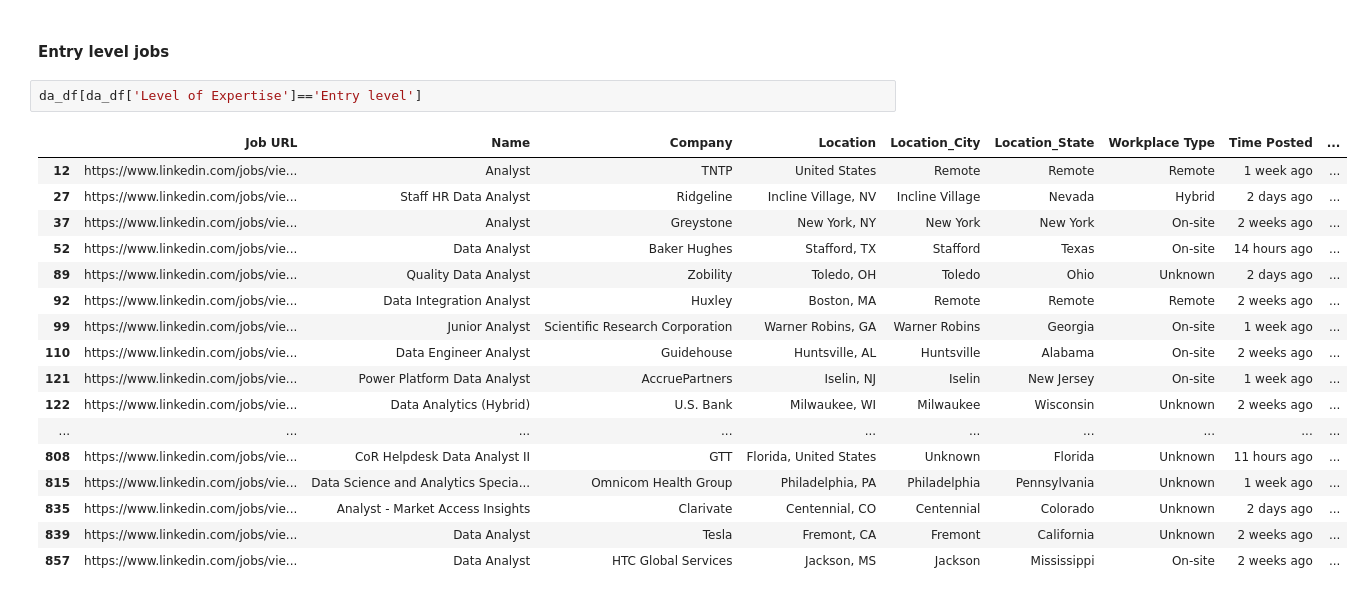
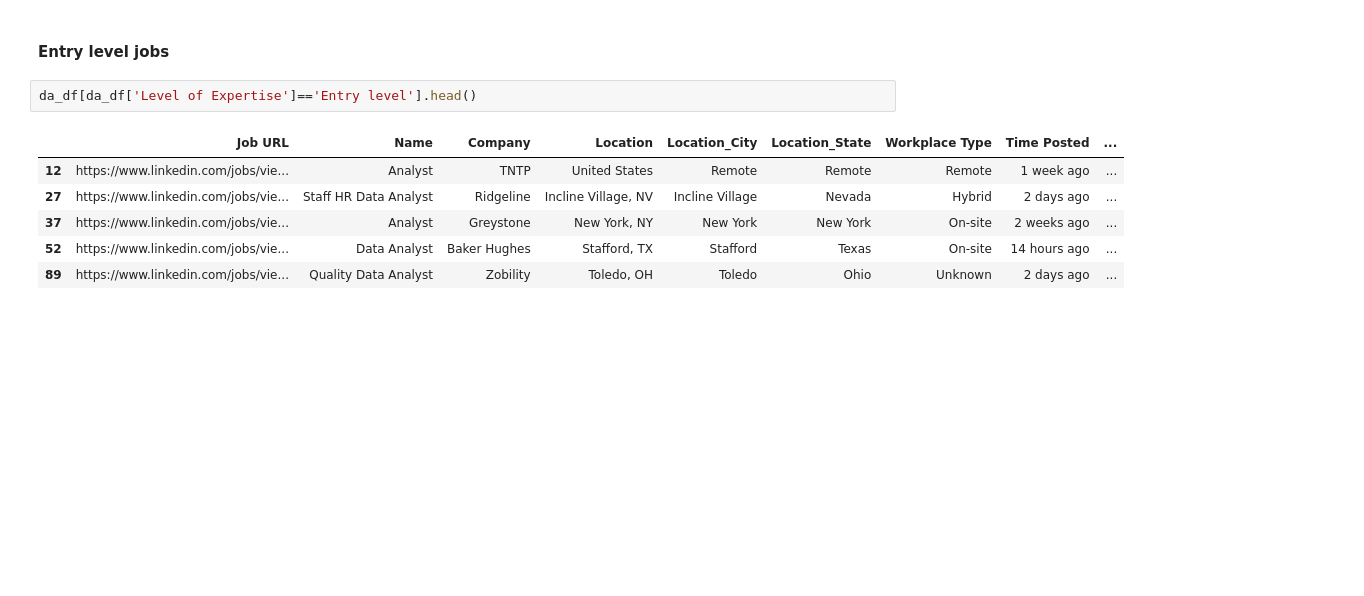
Before and after one commit to minhnnt97/linkedin-analysis, a Jupyter notebook: LinkedinJobAnalysis.ipynb, the cells around one changed output. Saved outputs shown, nothing was run; the diff lists cells and outputs as text; blank space fills up the shorter version.

```diff
--- a/LinkedinJobAnalysis.ipynb
+++ b/LinkedinJobAnalysis.ipynb
@@ -885,22 +509,11 @@ Found 237 jobs relavant to data analyst
 # %% [markdown]
 #### Entry level jobs
 # %%
-da_df[da_df['Level of Expertise']=='Entry level']
+da_df[da_df['Level of Expertise']=='Entry level'].head()
 # %% [output]
 |  | Job URL | Name | Company | Location | Location_City | Location_State | Workplace Type | Time Posted | ... |
 | 12 | https://www.linkedin.com/jobs/vie... | Analyst | TNTP | United States | Remote | Remote | Remote | 1 week ago | ... |
 | 27 | https://www.linkedin.com/jobs/vie... | Staff HR Data Analyst | Ridgeline | Incline Village, NV | Incline Village | Nevada | Hybrid | 2 days ago | ... |
 | 37 | https://www.linkedin.com/jobs/vie... | Analyst | Greystone | New York, NY | New York | New York | On-site | 2 weeks ago | ... |
 | 52 | https://www.linkedin.com/jobs/vie... | Data Analyst | Baker Hughes | Stafford, TX | Stafford | Texas | On-site | 14 hours ago | ... |
 | 89 | https://www.linkedin.com/jobs/vie... | Quality Data Analyst | Zobility | Toledo, OH | Toledo | Ohio | Unknown | 2 days ago | ... |
-| 92 | https://www.linkedin.com/jobs/vie... | Data Integration Analyst | Huxley | Boston, MA | Remote | Remote | Remote | 2 weeks ago | ... |
-| 99 | https://www.linkedin.com/jobs/vie... | Junior Analyst | Scientific Research Corporation | Warner Robins, GA | Warner Robins | Georgia | On-site | 1 week ago | ... |
-| 110 | https://www.linkedin.com/jobs/vie... | Data Engineer Analyst | Guidehouse | Huntsville, AL | Huntsville | Alabama | On-site | 2 weeks ago | ... |
-| 121 | https://www.linkedin.com/jobs/vie... | Power Platform Data Analyst | AccruePartners | Iselin, NJ | Iselin | New Jersey | On-site | 1 week ago | ... |
-| 122 | https://www.linkedin.com/jobs/vie... | Data Analytics (Hybrid) | U.S. Bank | Milwaukee, WI | Milwaukee | Wisconsin | Unknown | 2 weeks ago | ... |
-| ... | ... | ... | ... | ... | ... | ... | ... | ... | ... |
-| 808 | https://www.linkedin.com/jobs/vie... | CoR Helpdesk Data Analyst II | GTT | Florida, United States | Unknown | Florida | Unknown | 11 hours ago | ... |
-| 815 | https://www.linkedin.com/jobs/vie... | Data Science and Analytics Specia... | Omnicom Health Group | Philadelphia, PA | Philadelphia | Pennsylvania | Unknown | 1 week ago | ... |
-| 835 | https://www.linkedin.com/jobs/vie... | Analyst - Market Access Insights | Clarivate | Centennial, CO | Centennial | Colorado | Unknown | 2 days ago | ... |
-| 839 | https://www.linkedin.com/jobs/vie... | Data Analyst | Tesla | Fremont, CA | Fremont | California | Unknown | 2 weeks ago | ... |
-| 857 | https://www.linkedin.com/jobs/vie... | Data Analyst | HTC Global Services | Jackson, MS | Jackson | Mississippi | On-site | 2 weeks ago | ... |
```
Also changed, not shown: parts of 33 cells of this notebook, 4 other files.
